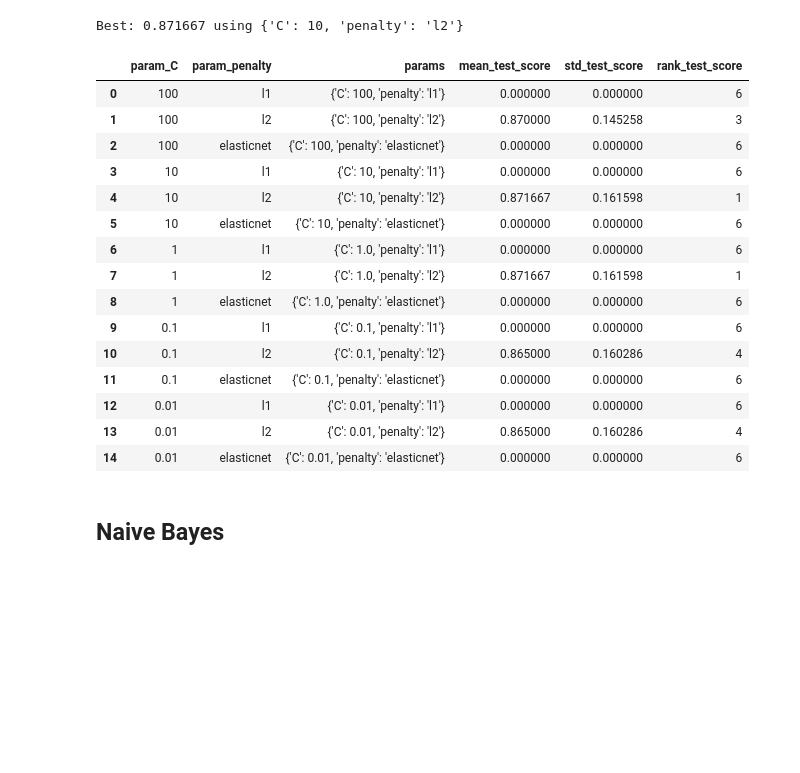
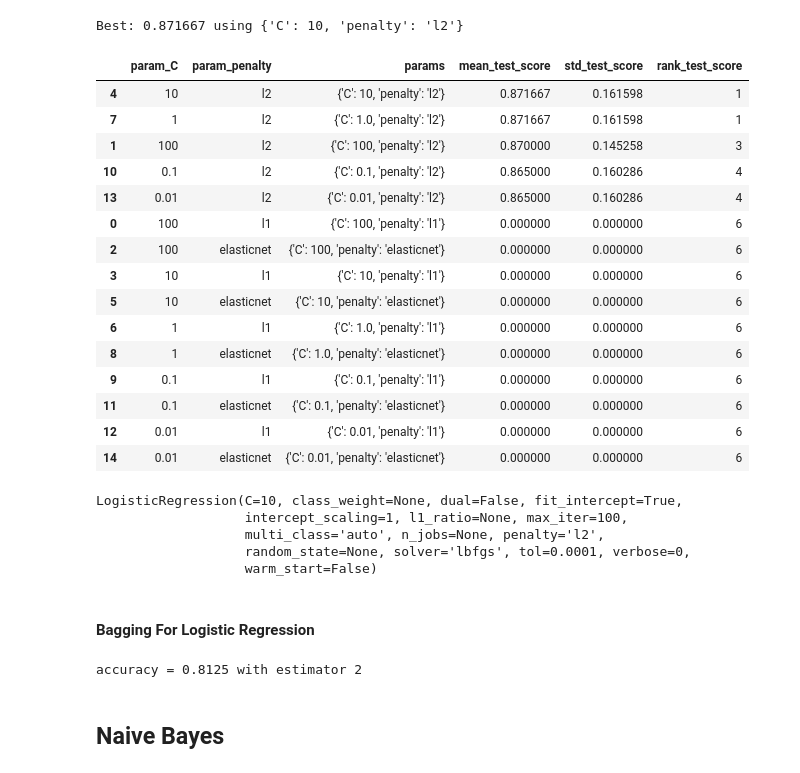
Before and after one commit to SohelRaja/Ensemble-Classifier-Model, a Jupyter notebook: Imbalanced Data with Same Ratio/EnsembleClassifier.ipynb, the cells around one changed output. Cells and saved outputs as stored; diff of their text form; code cells hidden in the pictures; blank space fills up the shorter version.

```diff
--- a/Imbalanced Data with Same Ratio/EnsembleClassifier.ipynb
+++ b/Imbalanced Data with Same Ratio/EnsembleClassifier.ipynb
@@ -223,0 +236,10 @@ df_knn_result[['param_leaf_size','param_n_neighbors','params','mean_test_score',
+# %%
+n = 30
+l_knn = []
+clf_base = KNeighborsClassifier(algorithm='auto', leaf_size=1, metric='minkowski',
+                     metric_params=None, n_jobs=None, n_neighbors=4, p=2,
+                     weights='uniform')
+for i in range(1,n):
+  bg = BaggingClassifier(base_estimator=clf_base,max_samples=0.7,max_features=0.7,n_estimators=i)
+  bg.fit(X_train,y_train)
+  l_knn.append(bg.score(X_test,y_test))
@@ -245,21 +271,31 @@ print("Best: %f using %s" % (gs_logreg_result.best_score_, gs_logreg_result.best
 Best: 0.871667 using {'C': 10, 'penalty': 'l2'}
 # %%
 df_logreg_result = pd.DataFrame(gs_logreg.cv_results_)
-df_logreg_result[['param_C','param_penalty','params','mean_test_score','std_test_score','rank_test_score']]
+df_logreg_result[['param_C','param_penalty','params','mean_test_score','std_test_score','rank_test_score']].sort_values('rank_test_score')
 # %% [output]
 |  | param_C | param_penalty | params | mean_test_score | std_test_score | rank_test_score |
+| 4 | 10 | l2 | {'C': 10, 'penalty': 'l2'} | 0.871667 | 0.161598 | 1 |
+| 7 | 1 | l2 | {'C': 1.0, 'penalty': 'l2'} | 0.871667 | 0.161598 | 1 |
+| 1 | 100 | l2 | {'C': 100, 'penalty': 'l2'} | 0.870000 | 0.145258 | 3 |
+| 10 | 0.1 | l2 | {'C': 0.1, 'penalty': 'l2'} | 0.865000 | 0.160286 | 4 |
+| 13 | 0.01 | l2 | {'C': 0.01, 'penalty': 'l2'} | 0.865000 | 0.160286 | 4 |
 | 0 | 100 | l1 | {'C': 100, 'penalty': 'l1'} | 0.000000 | 0.000000 | 6 |
-| 1 | 100 | l2 | {'C': 100, 'penalty': 'l2'} | 0.870000 | 0.145258 | 3 |
 | 2 | 100 | elasticnet | {'C': 100, 'penalty': 'elasticnet'} | 0.000000 | 0.000000 | 6 |
 | 3 | 10 | l1 | {'C': 10, 'penalty': 'l1'} | 0.000000 | 0.000000 | 6 |
-| 4 | 10 | l2 | {'C': 10, 'penalty': 'l2'} | 0.871667 | 0.161598 | 1 |
 | 5 | 10 | elasticnet | {'C': 10, 'penalty': 'elasticnet'} | 0.000000 | 0.000000 | 6 |
 | 6 | 1 | l1 | {'C': 1.0, 'penalty': 'l1'} | 0.000000 | 0.000000 | 6 |
-| 7 | 1 | l2 | {'C': 1.0, 'penalty': 'l2'} | 0.871667 | 0.161598 | 1 |
 | 8 | 1 | elasticnet | {'C': 1.0, 'penalty': 'elasticnet'} | 0.000000 | 0.000000 | 6 |
 | 9 | 0.1 | l1 | {'C': 0.1, 'penalty': 'l1'} | 0.000000 | 0.000000 | 6 |
-| 10 | 0.1 | l2 | {'C': 0.1, 'penalty': 'l2'} | 0.865000 | 0.160286 | 4 |
 | 11 | 0.1 | elasticnet | {'C': 0.1, 'penalty': 'elasticnet'} | 0.000000 | 0.000000 | 6 |
 | 12 | 0.01 | l1 | {'C': 0.01, 'penalty': 'l1'} | 0.000000 | 0.000000 | 6 |
-| 13 | 0.01 | l2 | {'C': 0.01, 'penalty': 'l2'} | 0.865000 | 0.160286 | 4 |
 | 14 | 0.01 | elasticnet | {'C': 0.01, 'penalty': 'elasticnet'} | 0.000000 | 0.000000 | 6 |
+# %%
+gs_logreg.best_estimator_
+# %% [output]
+LogisticRegression(C=10, class_weight=None, dual=False, fit_intercept=True,
+                   intercept_scaling=1, l1_ratio=None, max_iter=100,
+                   multi_class='auto', n_jobs=None, penalty='l2',
+                   random_state=None, solver='lbfgs', tol=0.0001, verbose=0,
+                   warm_start=False)
+# %% [markdown]
+#### Bagging For Logistic Regression
@@ -266,3 +316,7 @@ df_logreg_result[['param_C','param_penalty','params','mean_test_score','std_test
+# %%
+print("accuracy = " + str(max(l_lr))+ " with estimator "+ str(1+l_lr.index(max(l_lr))))
+# %% [output]
+accuracy = 0.8125 with estimator 2
 # %% [markdown]
 ## Naive Bayes
 # %%
```
Also changed, not shown: parts of 23 cells of this notebook.
